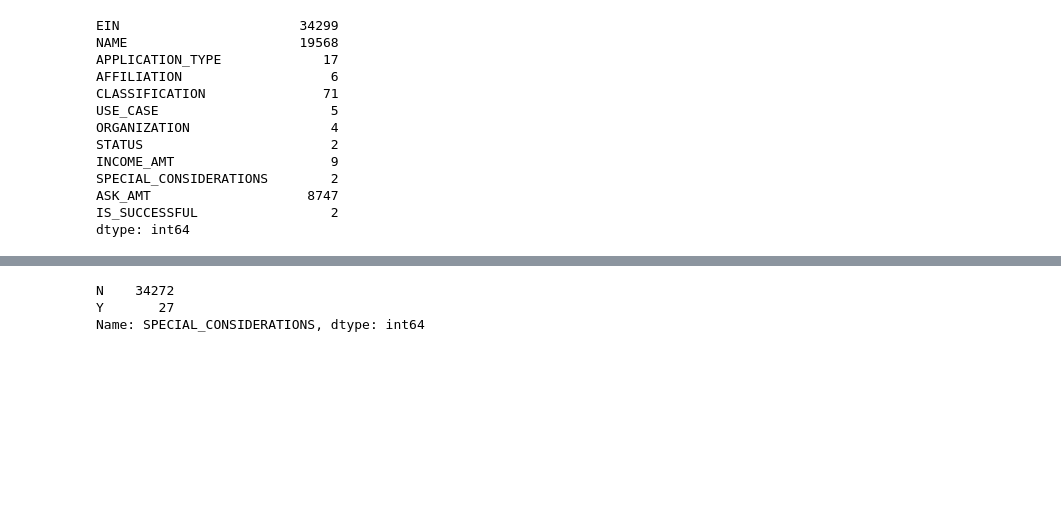
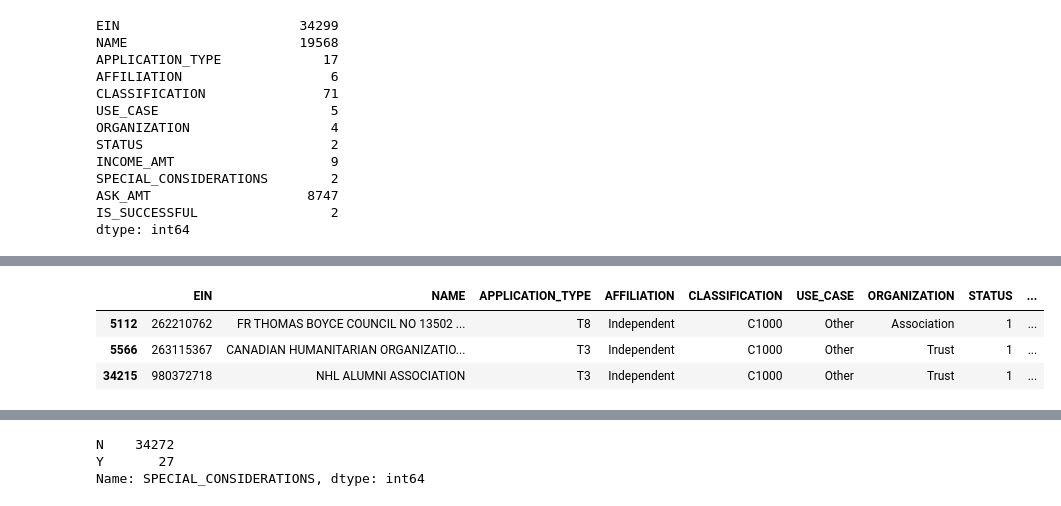
Before and after one commit to Owen-Wang1234/Neural_Network_Charity_Analysis, a Jupyter notebook: AlphabetSoupCharity_Optimization.ipynb, the cells around one changed output, grey strips where cells are left out. Cells and saved outputs as stored; diff of their text form; code cells hidden in the pictures; blank space fills up the shorter version.

```diff
--- a/AlphabetSoupCharity_Optimization.ipynb
+++ b/AlphabetSoupCharity_Optimization.ipynb
@@ -37,0 +103,8 @@ dtype: int64
+# %%
+# Examine the minority case.
+application_df[application_df.USE_CASE == "Other"].head()
+# %% [output]
+|  | EIN | NAME | APPLICATION_TYPE | AFFILIATION | CLASSIFICATION | USE_CASE | ORGANIZATION | STATUS | ... |
+| 5112 | 262210762 | FR THOMAS BOYCE COUNCIL NO 13502 ... | T8 | Independent | C1000 | Other | Association | 1 | ... |
+| 5566 | 263115367 | CANADIAN HUMANITARIAN ORGANIZATIO... | T3 | Independent | C1000 | Other | Trust | 1 | ... |
+| 34215 | 980372718 | NHL ALUMNI ASSOCIATION | T3 | Independent | C1000 | Other | Trust | 1 | ... |
```
Also changed, not shown: parts of 33 cells of this notebook, 3 other files.
